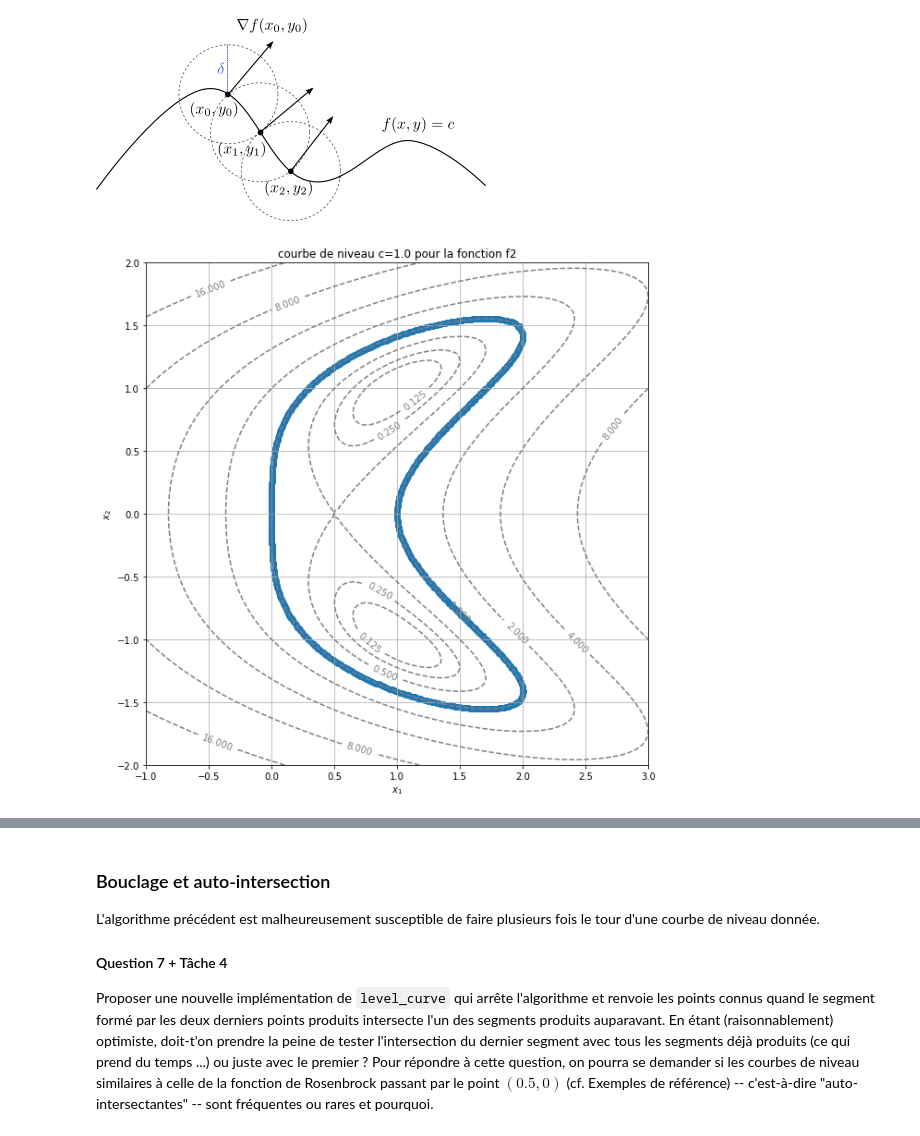
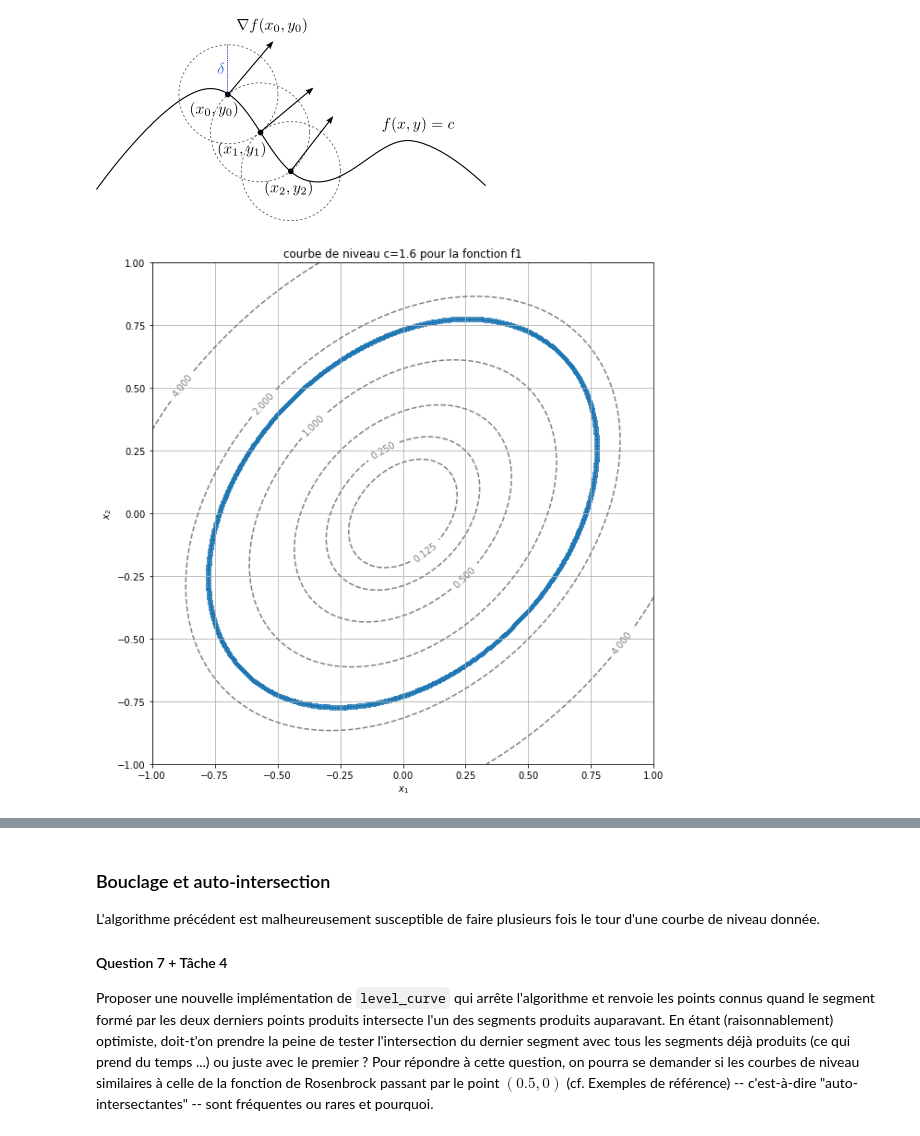
Before and after one commit to pierrechapel/projetmathsinfo, a Jupyter notebook: notebook ChapelThuillier.ipynb, the cells around one changed output, grey strips where cells are left out. Cells and saved outputs as stored; diff of their text form; code cells hidden in the pictures.

```diff
--- a/notebook ChapelThuillier.ipynb
+++ b/notebook ChapelThuillier.ipynb
@@ -297,25 +360,6 @@ Comment, en partant d'un point de référence $(x_0, y_0)$ tel que $f(x_0, y_0)=
 # %%
-matrice_rotation = np.array([[0, 1], [-1, 0]])
-#on définit une nouvelle fonction display_contour pour pouvoir superposer les lignes de niveau ainsi que notre tracé
-def display_contour2(f, tableau, title, x, y, levels):
-    X, Y = np.meshgrid(x, y)
-    Z = f(X, Y)
-    fig, ax = plt.subplots()
-    contour_set = plt.contour(
-        X, Y, Z, colors="grey", linestyles="dashed",
-        levels=levels
-    )
-    ax.clabel(contour_set)
-    plt.grid(True)
-    plt.title(title)
-    plt.xlabel("$x_1$")
-    plt.ylabel("$x_2$")
-    plt.scatter(tableau[0], tableau[1])
-    plt.gca().set_aspect("equal")
-    plt.show()
 
-
-def level_curve(f, x0, y0, eps, delta=0.1, N=100,n=100):
+def level_curve(f,g, x0, y0, eps, delta=0.1, N=100,n=100):
     global pas
     pas = delta
     points= np.zeros(shape=(2,N))
@@ -328,22 +372,15 @@ def level_curve(f, x0, y0, eps, delta=0.1, N=100,n=100):
         direction = (matrice_rotation@gra)*delta/np.linalg.norm(gra)
         #il s'agit de prendre la tangente à la courbe et de normaliser ce vecteur pour qu'il soit de longueur delta
         x1, y1 =  x + direction[0] , y + direction[1] # ce sont nos points pour initier newton
-        points[0][i] = Newton(fonction_avec_contrainte, x1, y1, eps, n)[0]
-        points[1][i] = Newton(fonction_avec_contrainte, x1, y1, eps, n)[1]
+        points[0][i] = Newton(g, x1, y1, eps, n)[0]
+        points[1][i] = Newton(g, x1, y1, eps, n)[1]
 
     return points
-
-# on définit des nouvelles fonctions avec des contraintes à respecter
-
-def fonction_avec_contrainte(x1, y1, c=1.0):
-    global level
-    level = c
-    return np.array([f2(x1, y1) - c, ((x1-x)**2+(y1-y)**2) - pas**2])
-
-coordonnées = level_curve(f2, 0.0, 0.0, 0.02, 0.1, 1000, 100)
-
-display_contour2(f2, coordonnées, f"courbe de niveau c={level} pour la fonction f2", x=np.linspace(-1.0, 3.0, 100),
-                y=np.linspace(-2.0, 2.0, 100),
-                levels=[2**i for i in range(-3, 8)])
-# %% [output]
-[figure, removed]
+# %%
+coordonnées1 = level_curve(f1, fonction_avec_contrainte1, 0.73, 0.0, 0.01, 0.1, 1000, 100)
+
+display_contour2(f1, coordonnées1, f"courbe de niveau c={level} pour la fonction f1", x=np.linspace(-1.0, 1.0, 100),
+                y=np.linspace(-1.0, 1.0, 100),
+                levels=[2**i for i in range(-3, 8)])
+# %% [output]
+[figure, added]
```
Also changed, not shown: parts of 15 cells of this notebook.
